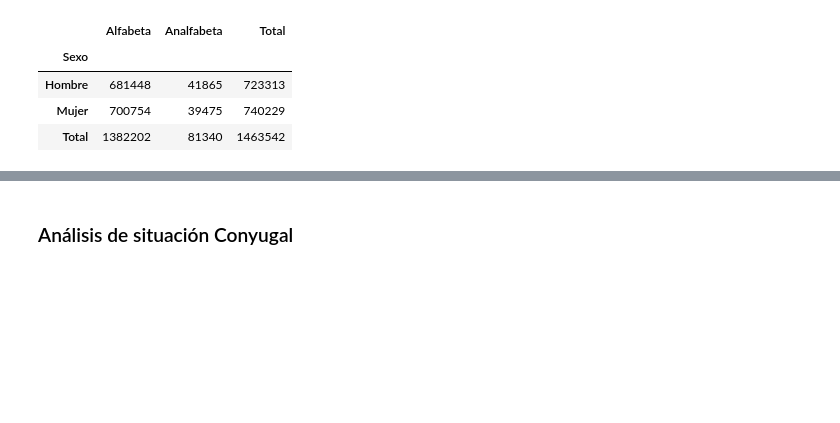
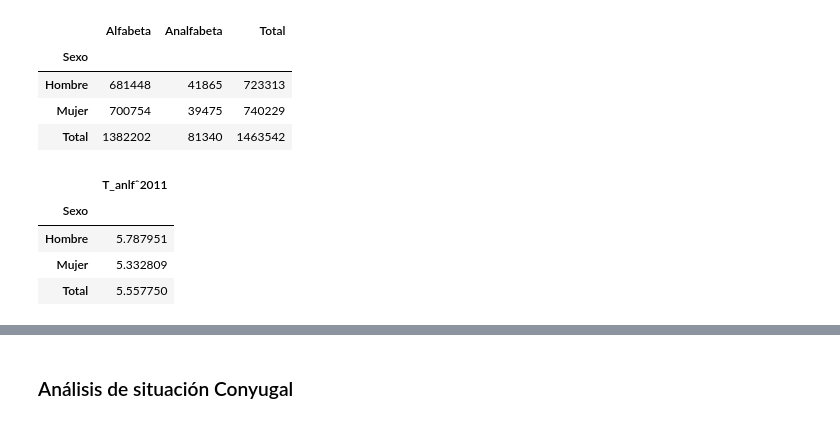
Before and after one commit to Giorferp/Analisis_demografico_del_estado_Lara_VEN, a Jupyter notebook: Análisis_Demográfico_del_Estado_Lara.ipynb, the cells around one changed output, grey strips where cells are left out. Saved outputs shown, nothing was run; the diff lists cells and outputs as text; code cells hidden in the pictures; blank space fills up the shorter version.

```diff
--- a/Análisis_Demográfico_del_Estado_Lara.ipynb
+++ b/Análisis_Demográfico_del_Estado_Lara.ipynb
@@ -254,3 +240,14 @@ Tabla_alfabetismo_sexo
 | Hombre | 681448 | 41865 | 723313 |
 | Mujer | 700754 | 39475 | 740229 |
 | Total | 1382202 | 81340 | 1463542 |
+# %%
+Tanalf = pd.DataFrame({
+    'T_anlfˆ2011': (Tabla_alfabetismo_sexo['Analfabeta']/Tabla_alfabetismo_sexo['Total']*100)
+})
+Tanalf
+# %% [output]
+|  | T_anlfˆ2011 |
+| Sexo |  |
+| Hombre | 5.787951 |
+| Mujer | 5.332809 |
+| Total | 5.557750 |
```
Also changed, not shown: parts of 10 cells of this notebook, 1 other file.
